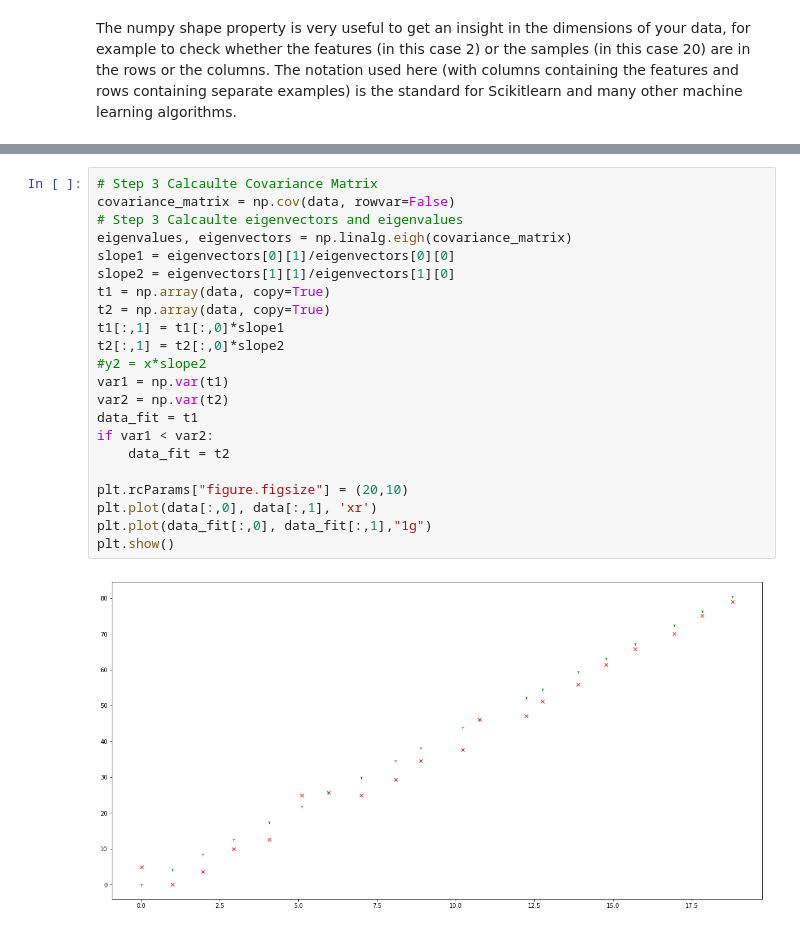
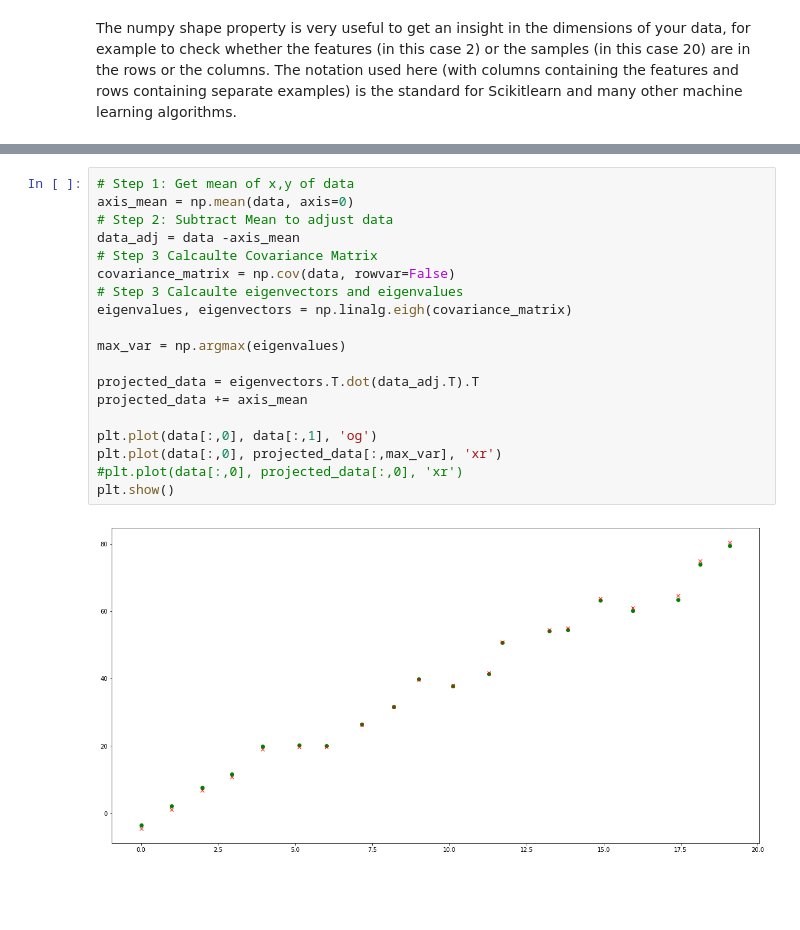
Before and after one commit to vipulpopat/MSCAI_CE4021_Week5, a Jupyter notebook: Etivity5.ipynb, the cells around one changed output, grey strips where cells are left out. Drawn from its saved outputs; the diff is of its cells as text; blank space fills up the shorter version.

```diff
--- a/Etivity5.ipynb
+++ b/Etivity5.ipynb
@@ -102,24 +54,21 @@ plt.show()
-# %%
-# Step 3 Calcaulte Covariance Matrix
-covariance_matrix = np.cov(data, rowvar=False)
-# Step 3 Calcaulte eigenvectors and eigenvalues
-eigenvalues, eigenvectors = np.linalg.eigh(covariance_matrix)
-slope1 = eigenvectors[0][1]/eigenvectors[0][0]
-slope2 = eigenvectors[1][1]/eigenvectors[1][0]
-t1 = np.array(data, copy=True)
-t2 = np.array(data, copy=True)
-t1[:,1] = t1[:,0]*slope1
-t2[:,1] = t2[:,0]*slope2
-#y2 = x*slope2
-var1 = np.var(t1)
-var2 = np.var(t2)
-data_fit = t1
-if var1 < var2:
-    data_fit = t2
-
-plt.rcParams["figure.figsize"] = (20,10)
-plt.plot(data[:,0], data[:,1], 'xr')
-plt.plot(data_fit[:,0], data_fit[:,1],"1g")
-plt.show()
-# %% [output]
-[figure, removed]
+# %%
+# Step 1: Get mean of x,y of data
+axis_mean = np.mean(data, axis=0)
+# Step 2: Subtract Mean to adjust data
+data_adj = data -axis_mean
+# Step 3 Calcaulte Covariance Matrix
+covariance_matrix = np.cov(data, rowvar=False)
+# Step 3 Calcaulte eigenvectors and eigenvalues
+eigenvalues, eigenvectors = np.linalg.eigh(covariance_matrix)
+
+max_var = np.argmax(eigenvalues)
+
+projected_data = eigenvectors.T.dot(data_adj.T).T
+projected_data += axis_mean
+
+plt.plot(data[:,0], data[:,1], 'og')
+plt.plot(data[:,0], projected_data[:,max_var], 'xr')
+#plt.plot(data[:,0], projected_data[:,0], 'xr')
+plt.show()
+# %% [output]
+[figure, added]
```
Also changed, not shown: parts of 9 cells of this notebook, 1 other file.
